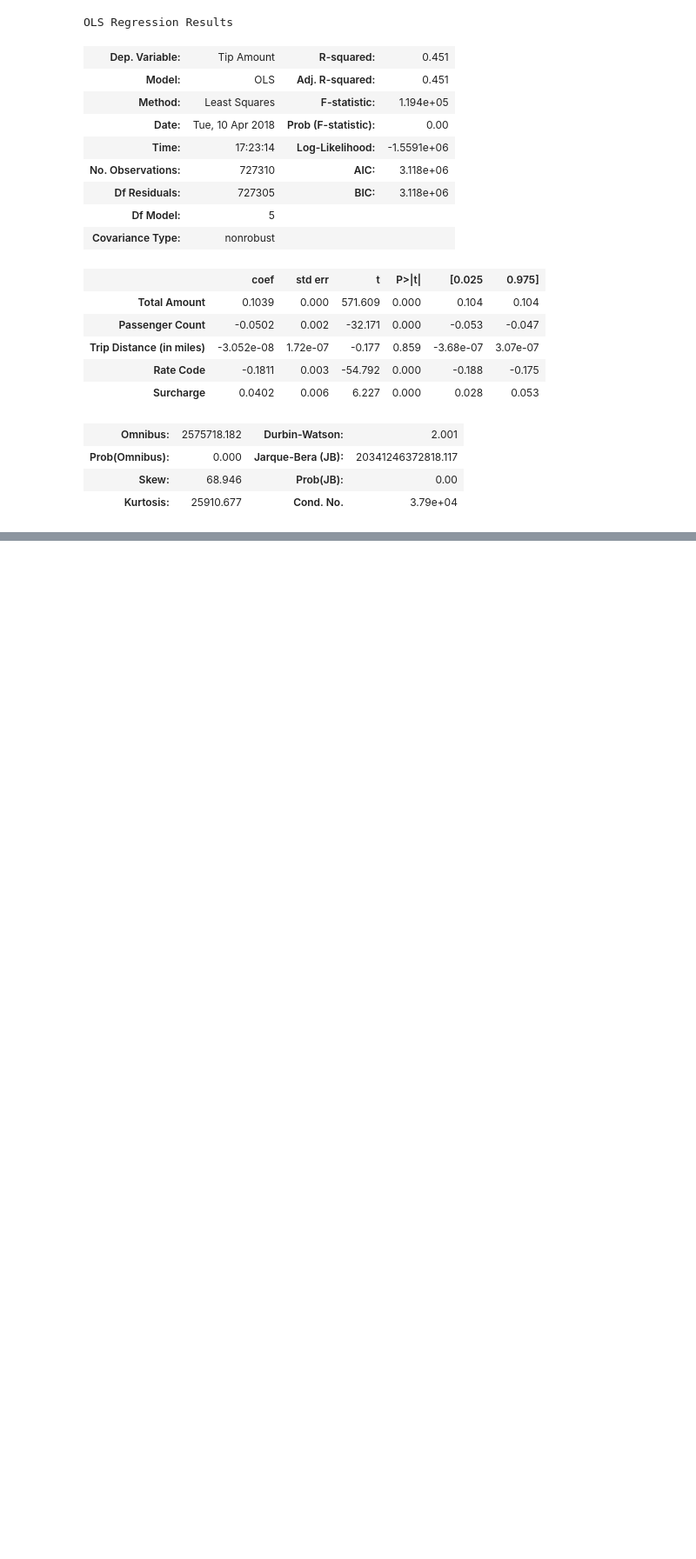
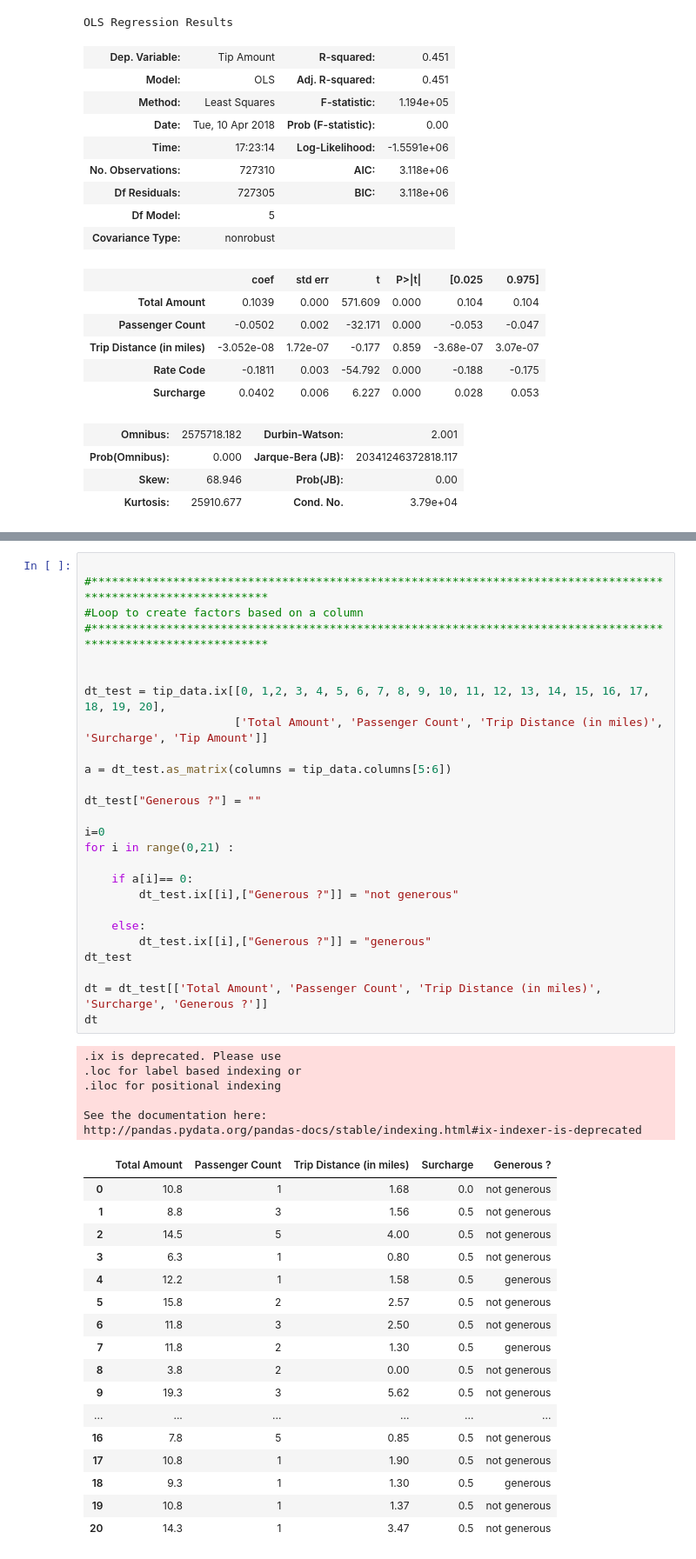
Before and after one commit to rapha94/NYC_Taxis, a Jupyter notebook: project.ipynb, the cells around one changed output, grey strips where cells are left out. Shown: that part at 87% size. Saved outputs shown, nothing was run; the diff lists cells and outputs as text; blank space fills up the shorter version.

```diff
--- a/project.ipynb
+++ b/project.ipynb
@@ -376,0 +345,50 @@ i = 0
+# %%
+
+#***************************************************************************************************************
+#Loop to create factors based on a column
+#***************************************************************************************************************
+
+
+dt_test = tip_data.ix[[0, 1,2, 3, 4, 5, 6, 7, 8, 9, 10, 11, 12, 13, 14, 15, 16, 17, 18, 19, 20],
+                      ['Total Amount', 'Passenger Count', 'Trip Distance (in miles)', 'Surcharge', 'Tip Amount']]
+
+a = dt_test.as_matrix(columns = tip_data.columns[5:6])
+
+dt_test["Generous ?"] = ""
+
+i=0
+for i in range(0,21) :
+
+    if a[i]== 0:
+        dt_test.ix[[i],["Generous ?"]] = "not generous"
+
+    else:
+        dt_test.ix[[i],["Generous ?"]] = "generous"
+dt_test
+
+dt = dt_test[['Total Amount', 'Passenger Count', 'Trip Distance (in miles)', 'Surcharge', 'Generous ?']]
+dt
+# %% [output]
+.ix is deprecated. Please use
+.loc for label based indexing or
+.iloc for positional indexing
+
+See the documentation here:
+http://pandas.pydata.org/pandas-docs/stable/indexing.html#ix-indexer-is-deprecated
+|  | Total Amount | Passenger Count | Trip Distance (in miles) | Surcharge | Generous ? |
+| 0 | 10.8 | 1 | 1.68 | 0.0 | not generous |
+| 1 | 8.8 | 3 | 1.56 | 0.5 | not generous |
+| 2 | 14.5 | 5 | 4.00 | 0.5 | not generous |
+| 3 | 6.3 | 1 | 0.80 | 0.5 | not generous |
+| 4 | 12.2 | 1 | 1.58 | 0.5 | generous |
+| 5 | 15.8 | 2 | 2.57 | 0.5 | not generous |
+| 6 | 11.8 | 3 | 2.50 | 0.5 | not generous |
+| 7 | 11.8 | 2 | 1.30 | 0.5 | generous |
+| 8 | 3.8 | 2 | 0.00 | 0.5 | not generous |
+| 9 | 19.3 | 3 | 5.62 | 0.5 | not generous |
+| ... | ... | ... | ... | ... | ... |
+| 16 | 7.8 | 5 | 0.85 | 0.5 | not generous |
+| 17 | 10.8 | 1 | 1.90 | 0.5 | not generous |
+| 18 | 9.3 | 1 | 1.30 | 0.5 | generous |
+| 19 | 10.8 | 1 | 1.37 | 0.5 | not generous |
+| 20 | 14.3 | 1 | 3.47 | 0.5 | not generous |
```
Also changed, not shown: parts of 21 cells of this notebook, 3 other files.
